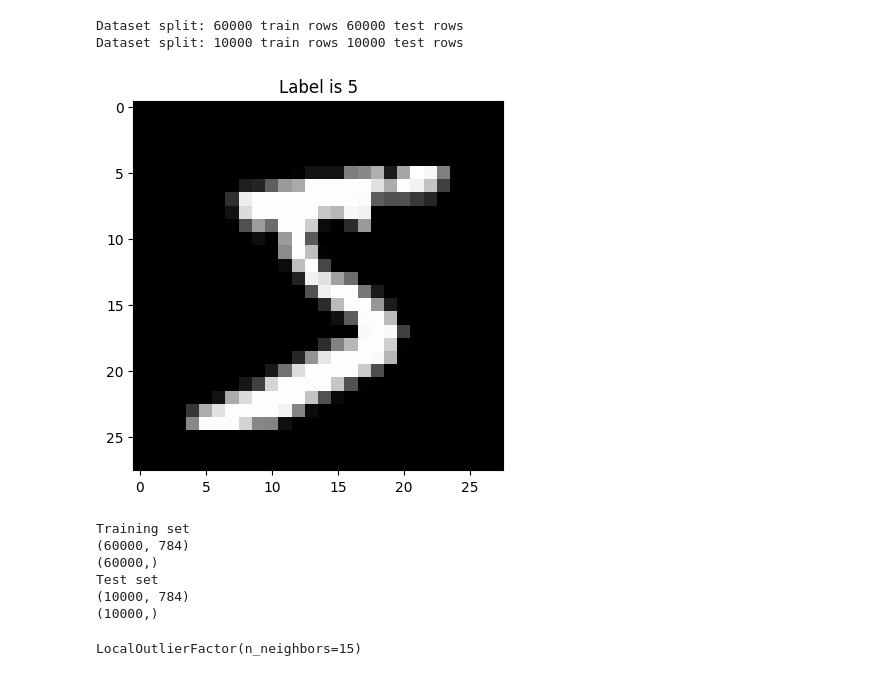
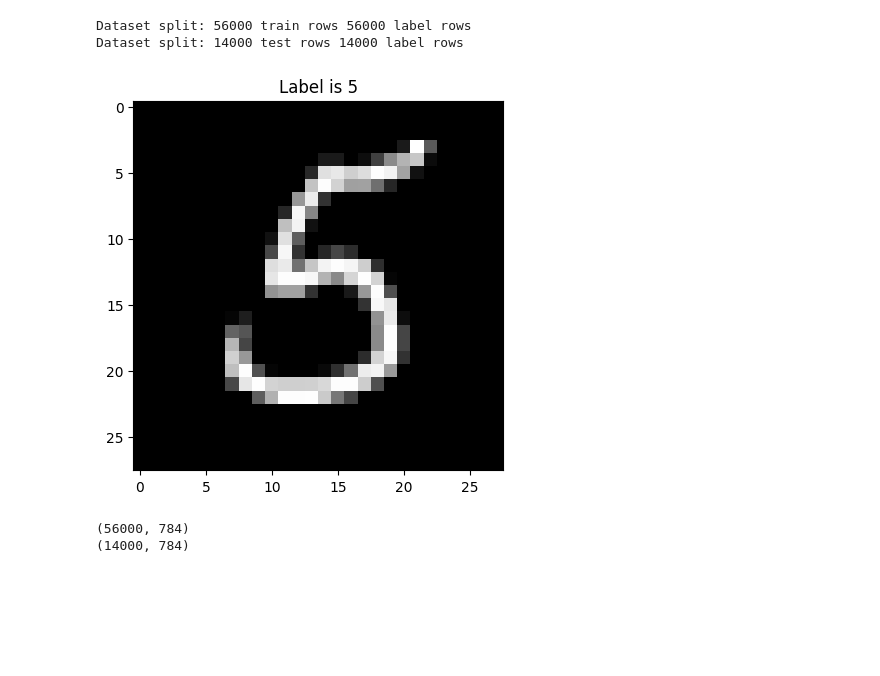
Before and after one commit to HeadBangZ/MasterThesis, a Jupyter notebook: mnist/lof/lof.ipynb, the cells around one changed output. Cells and saved outputs as stored; diff of their text form; code cells hidden in the pictures; blank space fills up the shorter version.

Commit message:
Added IF, SVM and LOF quickdraw models and fixed up mnist ML models

```diff
--- a/mnist/lof/lof.ipynb
+++ b/mnist/lof/lof.ipynb
@@ -16,24 +15,36 @@ import seaborn as sn
 from collections import Counter
 # %%
 # Initialize
-(x_train, y_train), (x_test, y_test) = mnist.load_data()
+mnist = datasets.fetch_openml("mnist_784")
+X, y = mnist.data, mnist.target
+
+# Split the data into training and testing sets
+x_train, x_test, y_train, y_test = train_test_split(X, y, test_size=0.2, random_state=42)
 
 # digits = load_digits()
 print(f"Dataset split: {len(x_train)} train rows",
-          f"{len(y_train)} test rows")
-print(f"Dataset split: {len(x_test)} train rows",
-          f"{len(y_test)} test rows")
+          f"{len(y_train)} label rows")
 
-point = np.array(x_train[0], dtype='uint8')
+print(f"Dataset split: {len(x_test)} test rows",
+          f"{len(y_test)} label rows")
+
+point = np.array(x_train.iloc[0], dtype='uint8')
 point = point.reshape((28, 28))
 
-plt.title('Label is {label}'.format(label=y_train[0]))
+plt.title('Label is {label}'.format(label=y_train.iloc[0]))
 plt.imshow(point, cmap='gray')
 plt.show()
 # %% [output]
-Dataset split: 60000 train rows 60000 test rows
-Dataset split: 10000 train rows 10000 test rows
+Dataset split: 56000 train rows 56000 label rows
+Dataset split: 14000 test rows 14000 label rows
-[figure, old version]
+[figure, new version]
+# %%
+# Add outliers
+print(x_train.shape)
+print(x_test.shape)
+# %% [output]
+(56000, 784)
+(14000, 784)
 # %%
 # normalize data
 x_train = x_train.astype(np.float32) / 255
@@ -47,23 +55,0 @@ x_test = x_test.reshape((nsamples_test, nx_test * ny_test))
-# %%
-# Add outliers
-df = pd.DataFrame()
-print("Training set")
-print(x_train.shape)
-print(y_train.shape)
-
-print("Test set")
-print(x_test.shape)
-print(y_test.shape)
-# %% [output]
-Training set
-(60000, 784)
-(60000,)
-Test set
-(10000, 784)
-(10000,)
-# %%
-model = LocalOutlierFactor(n_neighbors=15, contamination='auto')
-
-model.fit(x_train)
-# %% [output]
-LocalOutlierFactor(n_neighbors=15)
```
Also changed, not shown: parts of 22 cells of this notebook, 16 other files.
